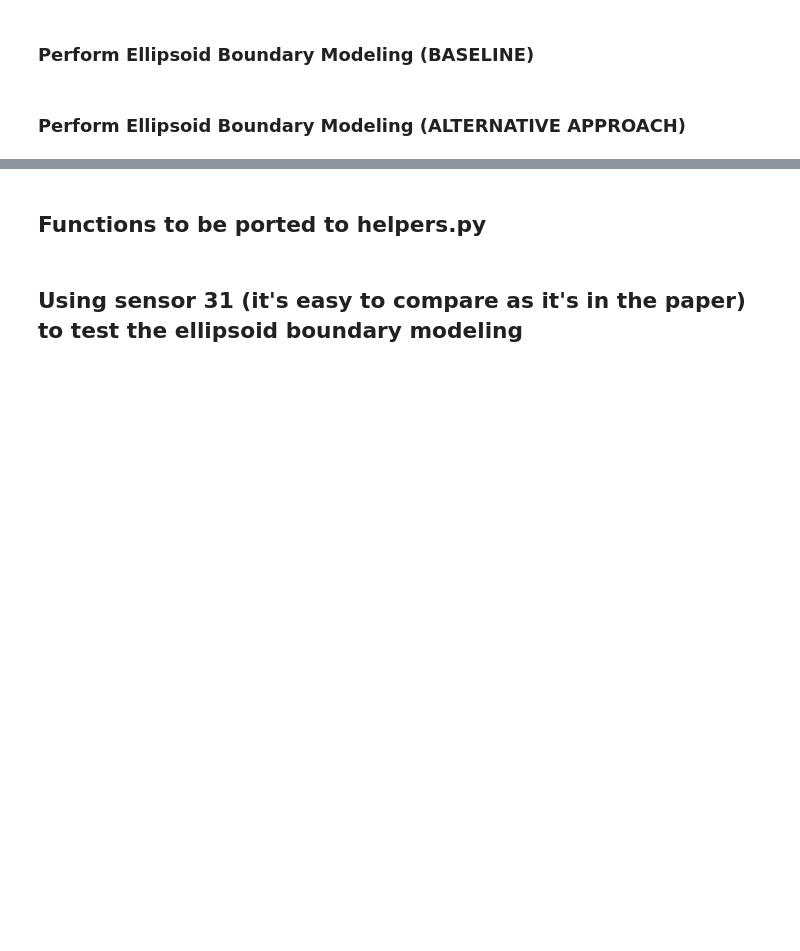
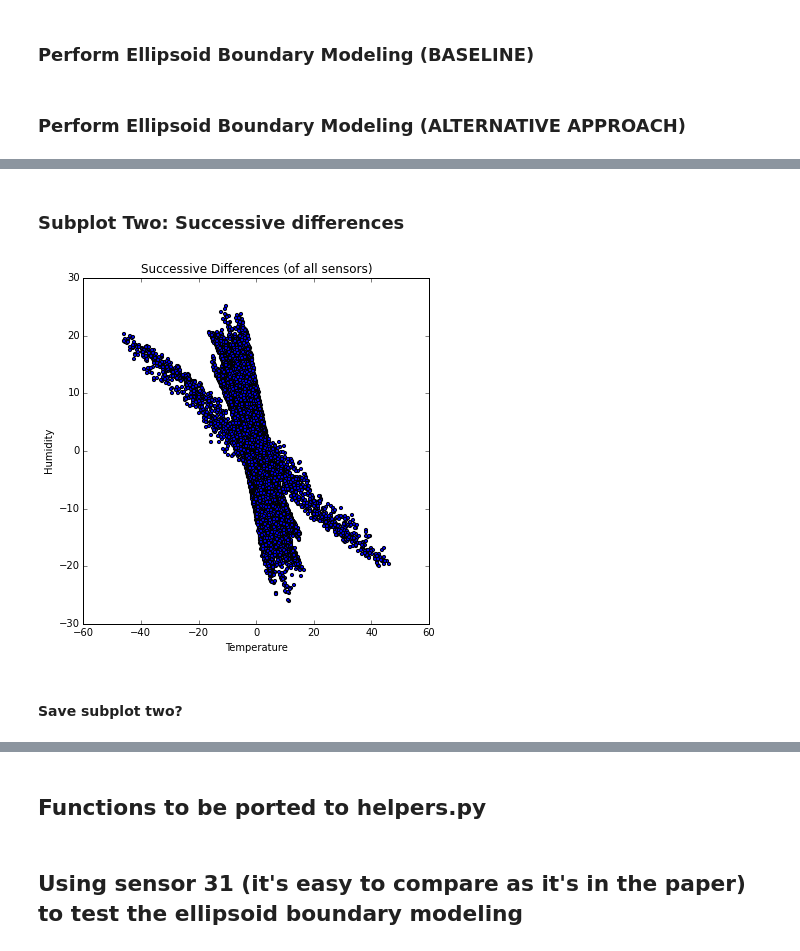
Before and after one commit to HarryRybacki-zz/SensorDataResearchReproduction, a Jupyter notebook: AnomalyDetectionNotebook.ipynb, the cells around one changed output, grey strips where cells are left out. Drawn from its saved outputs; the diff is of its cells as text; code cells hidden in the pictures; blank space fills up the shorter version.

```diff
--- a/AnomalyDetectionNotebook.ipynb
+++ b/AnomalyDetectionNotebook.ipynb
@@ -134,0 +137,16 @@ print "Completed..."
+# %% [markdown]
+### Subplot Two: Successive differences
+# %%
+successive_differences_fig = pyplot.figure(figsize=(6, 6))
+successive_differences_axes = successive_differences_fig.add_axes([0.1, 0.1, 0.8, 0.8],
+                                                                  title='Successive Differences (of all sensors)',
+                                                                  xlabel='Temperature',
+                                                                  ylabel='Humidity')
+for sensor in differences:
+    successive_differences_axes.scatter([reading[0] for reading in differences[sensor]],
+                                        [reading[1] for reading in differences[sensor]],
+                                        s=10)
+# %% [output]
+[figure, added]
+# %% [markdown]
+#### Save subplot two?
```
Also changed, not shown: parts of 63 cells of this notebook, 2 other files.
